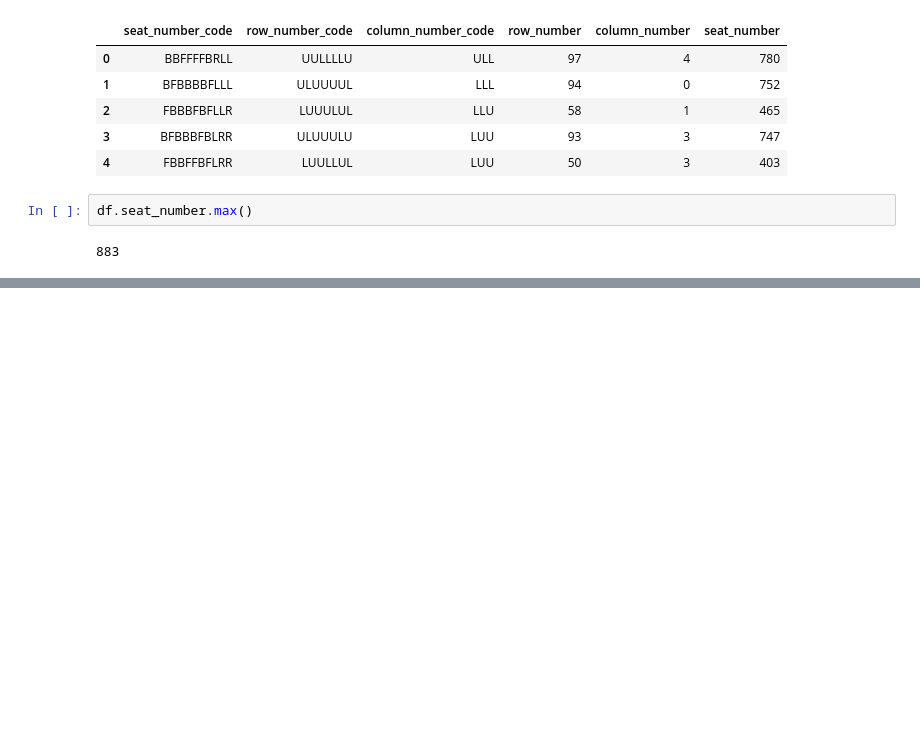
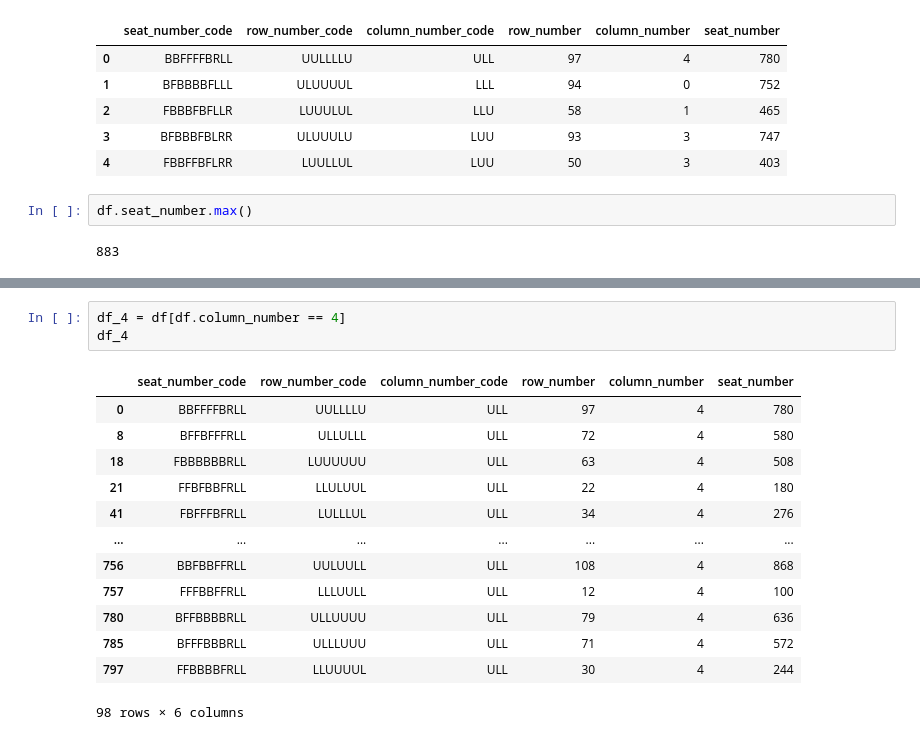
Before and after one commit to Johndsalas/aoc_2020, a Jupyter notebook: aoc_day_5.ipynb, the cells around one changed output, grey strips where cells are left out. Saved outputs shown, nothing was run; the diff lists cells and outputs as text; blank space fills up the shorter version.

```diff
--- a/aoc_day_5.ipynb
+++ b/aoc_day_5.ipynb
@@ -175,0 +228,17 @@ What is the ID of your seat?
+# %%
+df_4 = df[df.column_number == 4]
+df_4
+# %% [output]
+|  | seat_number_code | row_number_code | column_number_code | row_number | column_number | seat_number |
+| 0 | BBFFFFBRLL | UULLLLU | ULL | 97 | 4 | 780 |
+| 8 | BFFBFFFRLL | ULLULLL | ULL | 72 | 4 | 580 |
+| 18 | FBBBBBBRLL | LUUUUUU | ULL | 63 | 4 | 508 |
+| 21 | FFBFBBFRLL | LLULUUL | ULL | 22 | 4 | 180 |
+| 41 | FBFFFBFRLL | LULLLUL | ULL | 34 | 4 | 276 |
+| ... | ... | ... | ... | ... | ... | ... |
+| 756 | BBFBBFFRLL | UULUULL | ULL | 108 | 4 | 868 |
+| 757 | FFFBBFFRLL | LLLUULL | ULL | 12 | 4 | 100 |
+| 780 | BFFBBBBRLL | ULLUUUU | ULL | 79 | 4 | 636 |
+| 785 | BFFFBBBRLL | ULLLUUU | ULL | 71 | 4 | 572 |
+| 797 | FFBBBBFRLL | LLUUUUL | ULL | 30 | 4 | 244 |
+98 rows × 6 columns
```
Also changed, not shown: parts of 9 cells of this notebook.
